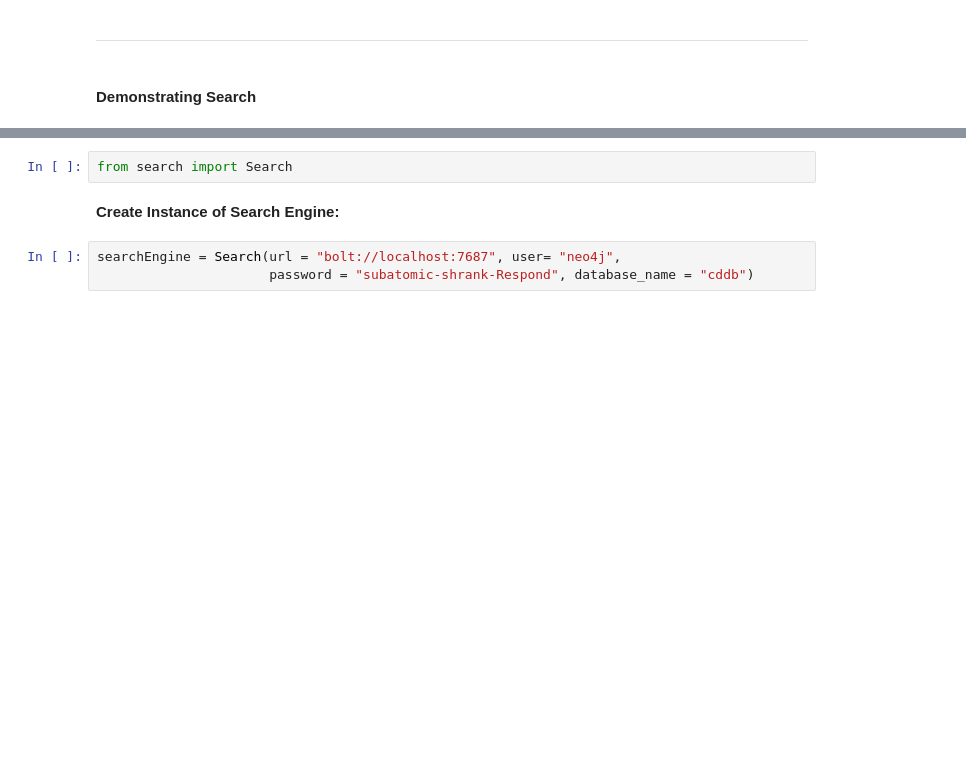
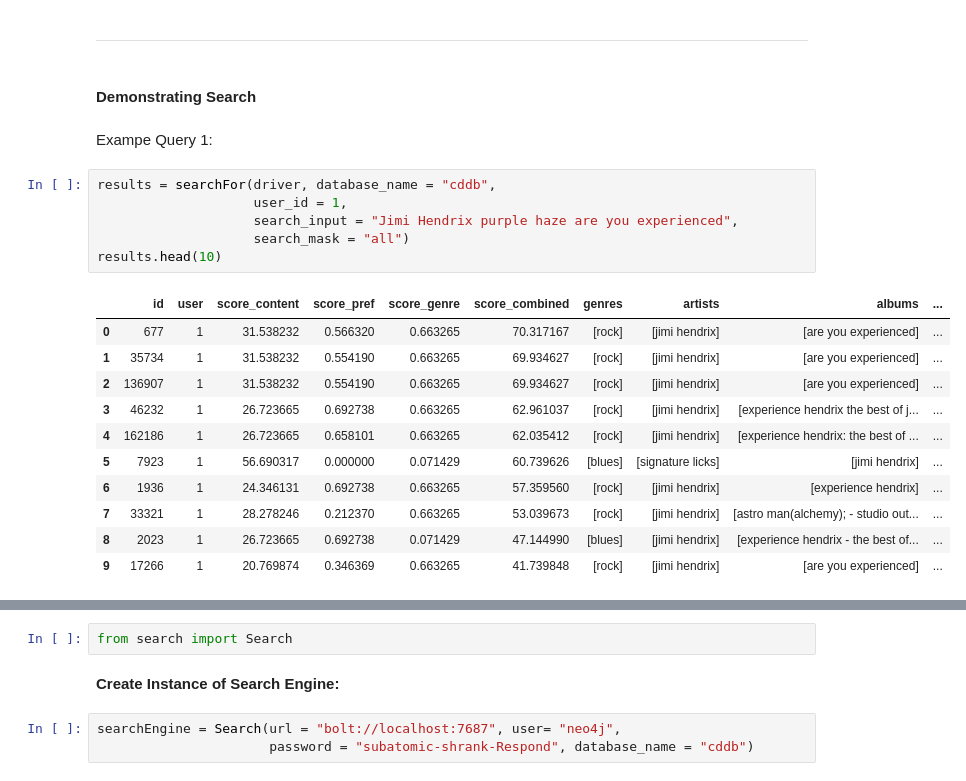
Before and after one commit to julianschelb/gdma-project, a Jupyter notebook: 05_Searching_Demo.ipynb, the cells around one changed output, grey strips where cells are left out. Drawn from its saved outputs; the diff is of its cells as text; blank space fills up the shorter version.

Commit message:
Task 4: function for returning search results

```diff
--- a/05_Searching_Demo.ipynb
+++ b/05_Searching_Demo.ipynb
@@ -493,3 +453,23 @@ dtf_data.head(30)
 ***
 # %% [markdown]
 #### Demonstrating Search
+# %% [markdown]
+Exampe Query 1:
+# %%
+results = searchFor(driver, database_name = "cddb",
+                    user_id = 1,
+                    search_input = "Jimi Hendrix purple haze are you experienced",
+                    search_mask = "all")
+results.head(10)
+# %% [output]
+|  | id | user | score_content | score_pref | score_genre | score_combined | genres | artists | albums | ... |
+| 0 | 677 | 1 | 31.538232 | 0.566320 | 0.663265 | 70.317167 | [rock] | [jimi hendrix] | [are you experienced] | ... |
+| 1 | 35734 | 1 | 31.538232 | 0.554190 | 0.663265 | 69.934627 | [rock] | [jimi hendrix] | [are you experienced] | ... |
+| 2 | 136907 | 1 | 31.538232 | 0.554190 | 0.663265 | 69.934627 | [rock] | [jimi hendrix] | [are you experienced] | ... |
+| 3 | 46232 | 1 | 26.723665 | 0.692738 | 0.663265 | 62.961037 | [rock] | [jimi hendrix] | [experience hendrix the best of j... | ... |
+| 4 | 162186 | 1 | 26.723665 | 0.658101 | 0.663265 | 62.035412 | [rock] | [jimi hendrix] | [experience hendrix: the best of ... | ... |
+| 5 | 7923 | 1 | 56.690317 | 0.000000 | 0.071429 | 60.739626 | [blues] | [signature licks] | [jimi hendrix] | ... |
+| 6 | 1936 | 1 | 24.346131 | 0.692738 | 0.663265 | 57.359560 | [rock] | [jimi hendrix] | [experience hendrix] | ... |
+| 7 | 33321 | 1 | 28.278246 | 0.212370 | 0.663265 | 53.039673 | [rock] | [jimi hendrix] | [astro man(alchemy); - studio out... | ... |
+| 8 | 2023 | 1 | 26.723665 | 0.692738 | 0.071429 | 47.144990 | [blues] | [jimi hendrix] | [experience hendrix - the best of... | ... |
+| 9 | 17266 | 1 | 20.769874 | 0.346369 | 0.663265 | 41.739848 | [rock] | [jimi hendrix] | [are you experienced] | ... |
```
Also changed, not shown: parts of 16 cells of this notebook, 2 other files.
